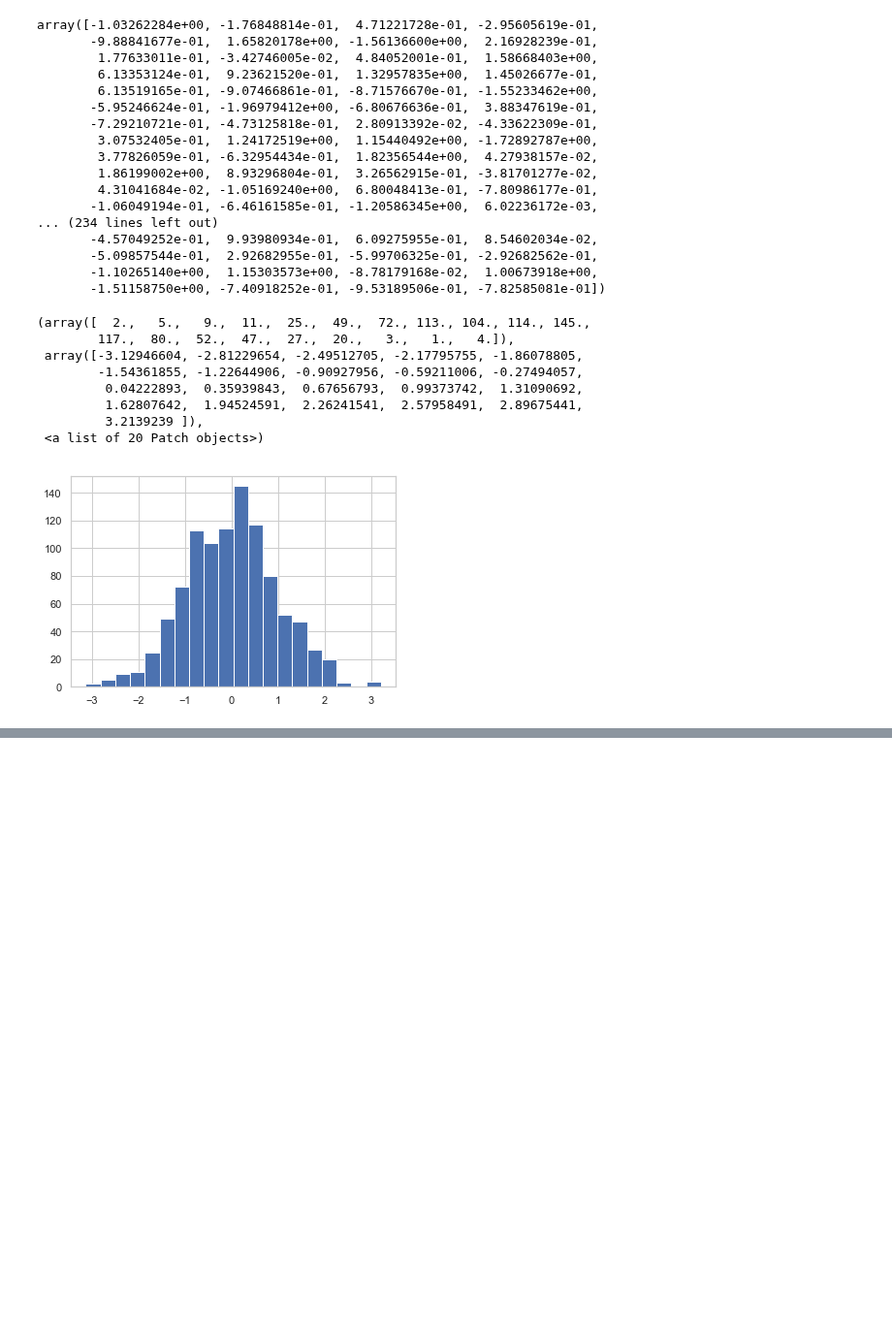
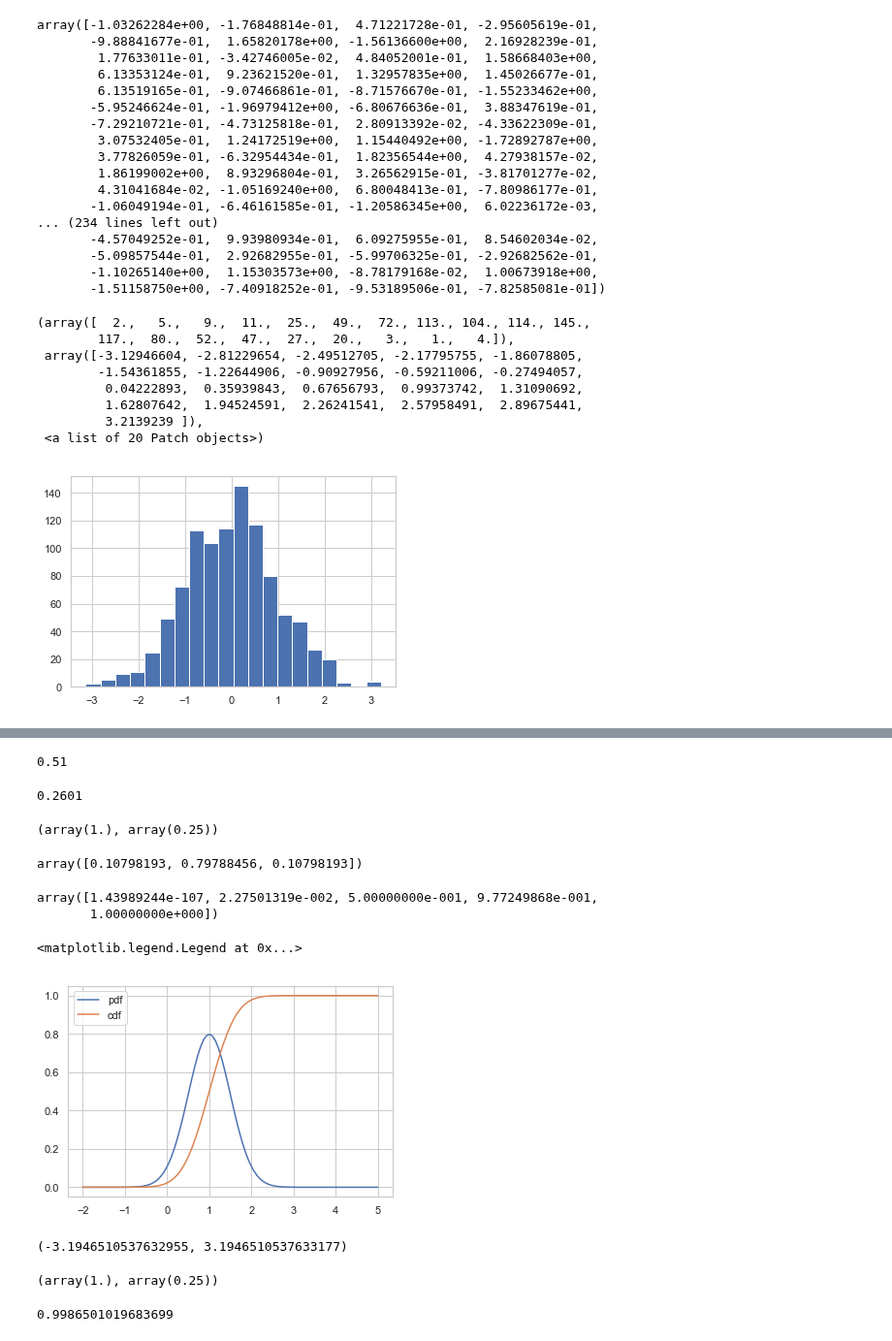
Before and after one commit to Lang-Shao/graduate_cource, a Jupyter notebook: Numerical_Python/Chap13_statistics.ipynb, the cells around one changed output, grey strips where cells are left out. Shown at 97% size. Saved outputs shown, nothing was run; the diff lists cells and outputs as text; code cells hidden in the pictures; blank space fills up the shorter version.

```diff
--- a/Numerical_Python/Chap13_statistics.ipynb
+++ b/Numerical_Python/Chap13_statistics.ipynb
@@ -151,0 +140,2 @@ len(histvalue)
+# %%
+X = stats.norm(1.0, 0.5)
@@ -151,0 +150,37 @@ len(histvalue)
+# %%
+X.std()
+# %% [output]
+0.51
+# %%
+X.var()
+# %% [output]
+0.2601
+# %%
+X.stats()
+# %% [output]
+(array(1.), array(0.25))
+# %%
+X.pdf([0,1,2])
+# %% [output]
+array([0.10798193, 0.79788456, 0.10798193])
+# %%
+X.cdf([-10,0,1,2,20])
+# %% [output]
+array([1.43989244e-107, 2.27501319e-002, 5.00000000e-001, 9.77249868e-001,
+       1.00000000e+000])
+# %%
+x = np.linspace(-2,5,101)
+plt.plot(x, X.pdf(x),label='pdf')
+plt.plot(x, X.cdf(x),label='cdf')
+plt.legend()
+# %% [output]
+<matplotlib.legend.Legend at 0x...>
+[figure, added]
+# %%
+X.interval(0.9986)
+# %% [output]
+(-3.1946510537632955, 3.1946510537633177)
+# %%
+X.stats()
+# %% [output]
+(array(1.), array(0.25))
@@ -151,0 +189,4 @@ len(histvalue)
+# %%
+X.cdf(3)
+# %% [output]
+0.9986501019683699
```
Also changed, not shown: parts of 20 cells of this notebook.
